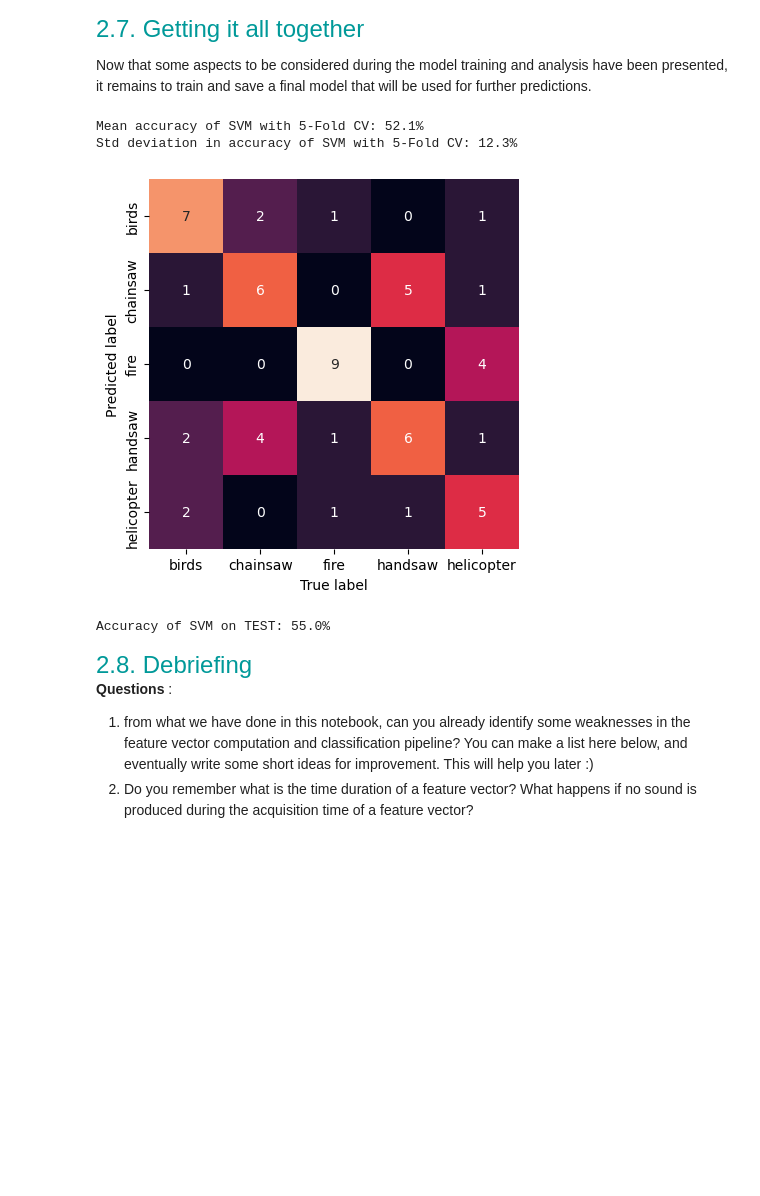
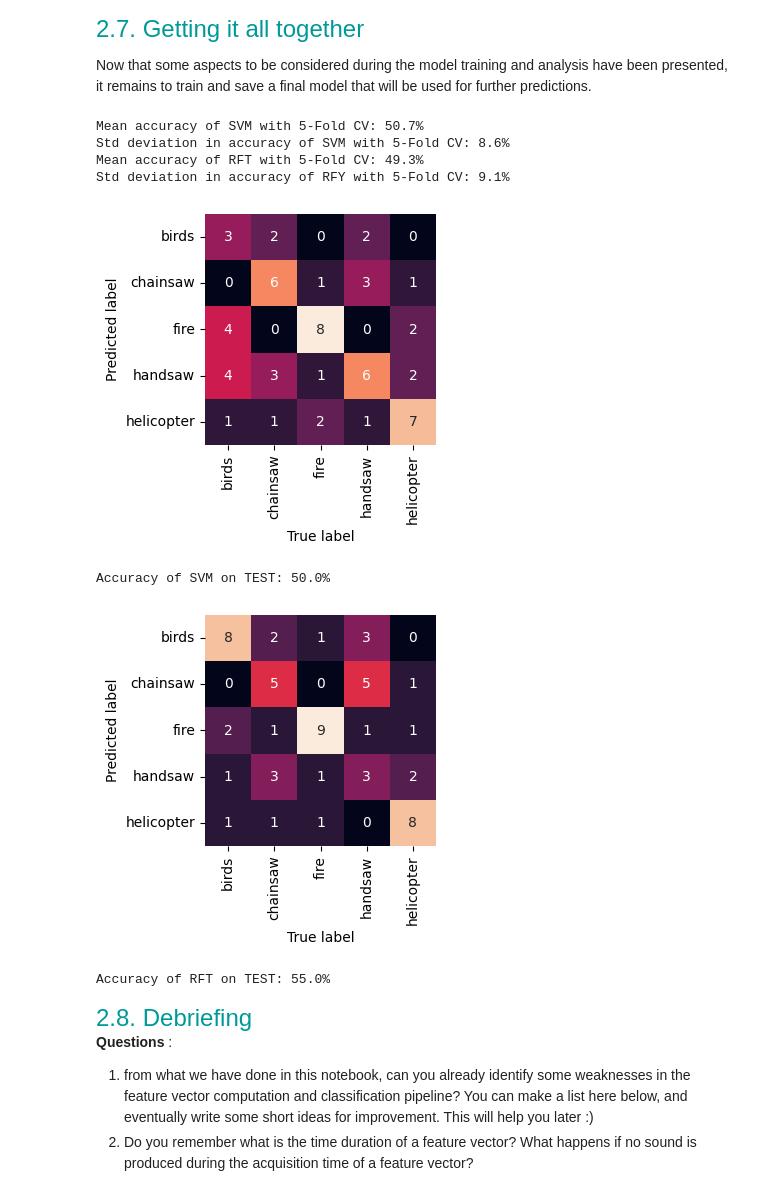
Before and after one commit to sarajavadian/LELEC210X_groupeC, a Jupyter notebook: classification/hands_on_classif2_audio.ipynb, the cells around one changed output. Cells and saved outputs as stored; diff of their text form; code cells hidden in the pictures; blank space fills up the shorter version.

```diff
--- a/classification/hands_on_classif2_audio.ipynb
+++ b/classification/hands_on_classif2_audio.ipynb
@@ -139,6 +141,8 @@ model_lda = LDA(solver='svd', shrinkage=None, priors=None, n_components=None, st
 model_sgd = SGDClassifier(loss='log_loss')
 
 model_svm = svm.SVC()
+
+model_rft = model_rft = RandomForestClassifier(n_estimators=100)
 # %% [markdown]
 As for the toy example, we keep the ``accuracy`` and ``confusion matrix`` as performance metrics. <br>
 
@@ -152,24 +156,24 @@ print('Number of training labels : {}'.format(len(y_train)))
 
 model_knn.fit(X_train, y_train)
 model_lda.fit(X_train, y_train)
-model_sgd.fit(X_train, y_train)
+model_rft.fit(X_train, y_train)
 model_svm.fit(X_train, y_train)
 
 prediction_knn = model_knn.predict(X_test)
 prediction_lda = model_lda.predict(X_test)
-prediction_sgd = model_sgd.predict(X_test)
+prediction_rft = model_rft.predict(X_test)
 prediction_svm = model_svm.predict(X_test)
 accuracy_knn = accuracy (prediction_knn, y_test)
 accuracy_lda = accuracy (prediction_lda, y_test)
-accuracy_sgd = accuracy (prediction_sgd, y_test)
+accuracy_rft = accuracy (prediction_rft, y_test)
 accuracy_svm = accuracy (prediction_svm, y_test)
 
 print('Accuracy of KNN with fixed train/validation sets : {:.1f}%'.format(100*accuracy_knn))
 show_confusion_matrix (prediction_knn, y_test, classnames)
 print('Accuracy of LDA with fixed train/validation sets : {:.1f}%'.format(100*accuracy_lda))
 show_confusion_matrix (prediction_lda, y_test, classnames)
-print('Accuracy of SGD with fixed train/validation sets : {:.1f}%'.format(100*accuracy_sgd)) # RAJOUT
-show_confusion_matrix (prediction_sgd, y_test, classnames)
+print('Accuracy of RFT with fixed train/validation sets : {:.1f}%'.format(100*accuracy_rft)) # RAJOUT
+show_confusion_matrix (prediction_rft, y_test, classnames)
 print('Accuracy of SVM with fixed train/validation sets : {:.1f}%'.format(100*accuracy_svm)) # RAJOUT
 show_confusion_matrix (prediction_svm, y_test, classnames)
 # %% [output]
@@ -235,7 +239,7 @@ kf = StratifiedKFold(n_splits=n_splits,shuffle=True)
 
 accuracy_knn = np.zeros((n_splits,))
 accuracy_lda = np.zeros((n_splits,))
-accuracy_sgd = np.zeros((n_splits,))
+accuracy_rft = np.zeros((n_splits,))
 accuracy_svm = np.zeros((n_splits,))
 
 for k, idx in enumerate(kf.split(X_train,y_train)):
@@ -248,9 +252,9 @@ for k, idx in enumerate(kf.split(X_train,y_train)):
   prediction_lda = model_lda.predict(X_train[idx_val])
   accuracy_lda[k] = accuracy(prediction_lda, y_train[idx_val])
 
-  model_sgd.fit(X_train[idx_learn], y_train[idx_learn])
-  prediction_sgd = model_sgd.predict(X_train[idx_val])
-  accuracy_sgd[k] = accuracy(prediction_sgd, y_train[idx_val])
+  model_rft.fit(X_train[idx_learn], y_train[idx_learn])
+  prediction_rft = model_rft.predict(X_train[idx_val])
+  accuracy_rft[k] = accuracy(prediction_rft, y_train[idx_val])
 
   model_svm.fit(X_train[idx_learn], y_train[idx_learn])
   prediction_svm = model_svm.predict(X_train[idx_val])
@@ -262,8 +266,8 @@ print('Std deviation in accuracy of KNN with 5-Fold CV: {:.1f}%'.format(100*accu
 print('Mean accuracy of LDA with 5-Fold CV: {:.1f}%'.format(100*accuracy_lda.mean()))
 print('Std deviation in accuracy of LDA with 5-Fold CV: {:.1f}%'.format(100*accuracy_lda.std()))
 
-print('Mean accuracy of SGD with 5-Fold CV: {:.1f}%'.format(100*accuracy_sgd.mean()))
-print('Std deviation in accuracy of SGD with 5-Fold CV: {:.1f}%'.format(100*accuracy_sgd.std()))
+print('Mean accuracy of RFT with 5-Fold CV: {:.1f}%'.format(100*accuracy_rft.mean()))
+print('Std deviation in accuracy of RFT with 5-Fold CV: {:.1f}%'.format(100*accuracy_rft.std()))
 
 print('Mean accuracy of SVM with 5-Fold CV: {:.1f}%'.format(100*accuracy_svm.mean()))
 print('Std deviation in accuracy of SVM with 5-Fold CV: {:.1f}%'.format(100*accuracy_svm.std()))
@@ -750,12 +754,12 @@ n=10 # Number of principal components kept
 pca = PCA(n_components=n,whiten=True)
 
 # [4] Model training and selection.
-model_sgd = SGDClassifier(loss='log_loss')
+model_rft = RandomForestClassifier(n_estimators=100)
 model_svm = svm.SVC(probability=True)
 
 n_splits = 5
 kf = StratifiedKFold(n_splits=n_splits,shuffle=True)
-accuracy_sgd = np.zeros((n_splits,))
+accuracy_rft = np.zeros((n_splits,))
 accuracy_svm = np.zeros((n_splits,))
 
 for k, idx in enumerate(kf.split(X_train,y_train)):
@@ -771,46 +775,57 @@ for k, idx in enumerate(kf.split(X_train,y_train)):
     #X_val_scaled = X_train[idx_val]*10**(-dB_mismatch/20)
     #X_val_normalised = X_val_scaled/ np.linalg.norm(X_val_scaled, axis=1, keepdims=True)
 
-    model_sgd.fit(X_learn_normalised, y_train[idx_learn])
-    prediction_sgd = model_sgd.predict(X_val_normalised)
-    accuracy_sgd[k] = accuracy(prediction_sgd, y_train[idx_val])
+    model_rft.fit(X_learn_normalised, y_train[idx_learn])
+    prediction_rft = model_rft.predict(X_val_normalised)
+    accuracy_rft[k] = accuracy(prediction_rft, y_train[idx_val])
 
     model_svm.fit(X_learn_normalised, y_train[idx_learn])
     prediction_svm = model_svm.predict(X_val_normalised)
     accuracy_svm[k] = accuracy(prediction_svm, y_train[idx_val])
 
 #print('Mean accuracy of SGD with 5-Fold CV: {:.1f}%'.format(100*accuracy_sgd.mean()))
 #print('Std deviation in accuracy of SGD with 5-Fold CV: {:.1f}%'.format(100*accuracy_sgd.std()))
 
 print('Mean accuracy of SVM with 5-Fold CV: {:.1f}%'.format(100*accuracy_svm.mean()))
 print('Std deviation in accuracy of SVM with 5-Fold CV: {:.1f}%'.format(100*accuracy_svm.std()))
+print('Mean accuracy of RFT with 5-Fold CV: {:.1f}%'.format(100*accuracy_rft.mean()))
+print('Std deviation in accuracy of RFY with 5-Fold CV: {:.1f}%'.format(100*accuracy_rft.std()))
 
 X_test_reduced = X_test #pca.transform(X_test)
 X_test_normalised = X_test_reduced / np.linalg.norm(X_test_reduced, axis=1, keepdims=True)
 
 #X_test_scaled = X_test*10**(-dB_mismatch/20)
 #X_test_normalised = X_test_scaled / np.linalg.norm(X_test, axis=1, keepdims=True)
 
 #prediction_sgd_test = model_sgd.predict(X_test_normalised)
 #show_confusion_matrix (prediction_sgd_test, y_test, classnames)
 #accuracy_sgd_test = accuracy (prediction_sgd_test, y_test)
 #print('Accuracy of SGD on TEST: {:.1f}%'.format(100*accuracy_sgd_test))
 
 prediction_svm_test = model_svm.predict(X_test_normalised)
 show_confusion_matrix (prediction_svm_test, y_test, classnames)
 accuracy_svm_test = accuracy (prediction_svm_test, y_test)
 print('Accuracy of SVM on TEST: {:.1f}%'.format(100*accuracy_svm_test))
 
+prediction_rft_test = model_rft.predict(X_test_normalised)
+show_confusion_matrix (prediction_rft_test, y_test, classnames)
+accuracy_rft_test = accuracy (prediction_rft_test, y_test)
+print('Accuracy of RFT on TEST: {:.1f}%'.format(100*accuracy_rft_test))
+
 # [5] Save the trained model, eventually the pca.
 filename = 'model_svm_shift.pickle'
-pickle.dump(model_svm, open(model_dir+filename, 'wb'))
+#pickle.dump(model_svm, open(model_dir+filename, 'wb'))
 
 # [6] Evaluate the model.
 # %% [output]
-Mean accuracy of SVM with 5-Fold CV: 52.1%
-Std deviation in accuracy of SVM with 5-Fold CV: 12.3%
+Mean accuracy of SVM with 5-Fold CV: 50.7%
+Std deviation in accuracy of SVM with 5-Fold CV: 8.6%
+Mean accuracy of RFT with 5-Fold CV: 49.3%
+Std deviation in accuracy of RFY with 5-Fold CV: 9.1%
-[figure, old version]
+[figure, new version]
-Accuracy of SVM on TEST: 55.0%
+Accuracy of SVM on TEST: 50.0%
+[figure, added]
+Accuracy of RFT on TEST: 55.0%
 # %% [markdown]
 <font size=5 color=#009999> 2.8. Debriefing </font> <br>
 **Questions** :
```
Also changed, not shown: parts of 4 cells of this notebook, 7 other files.
